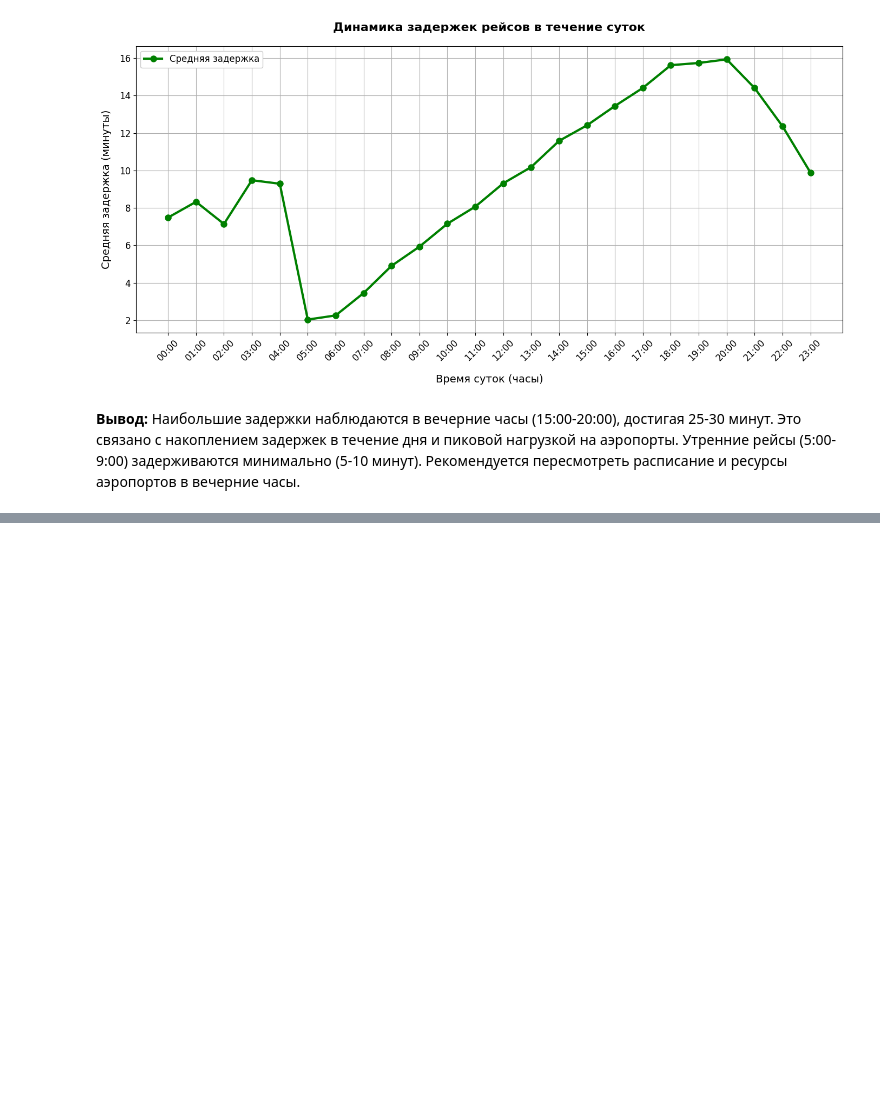
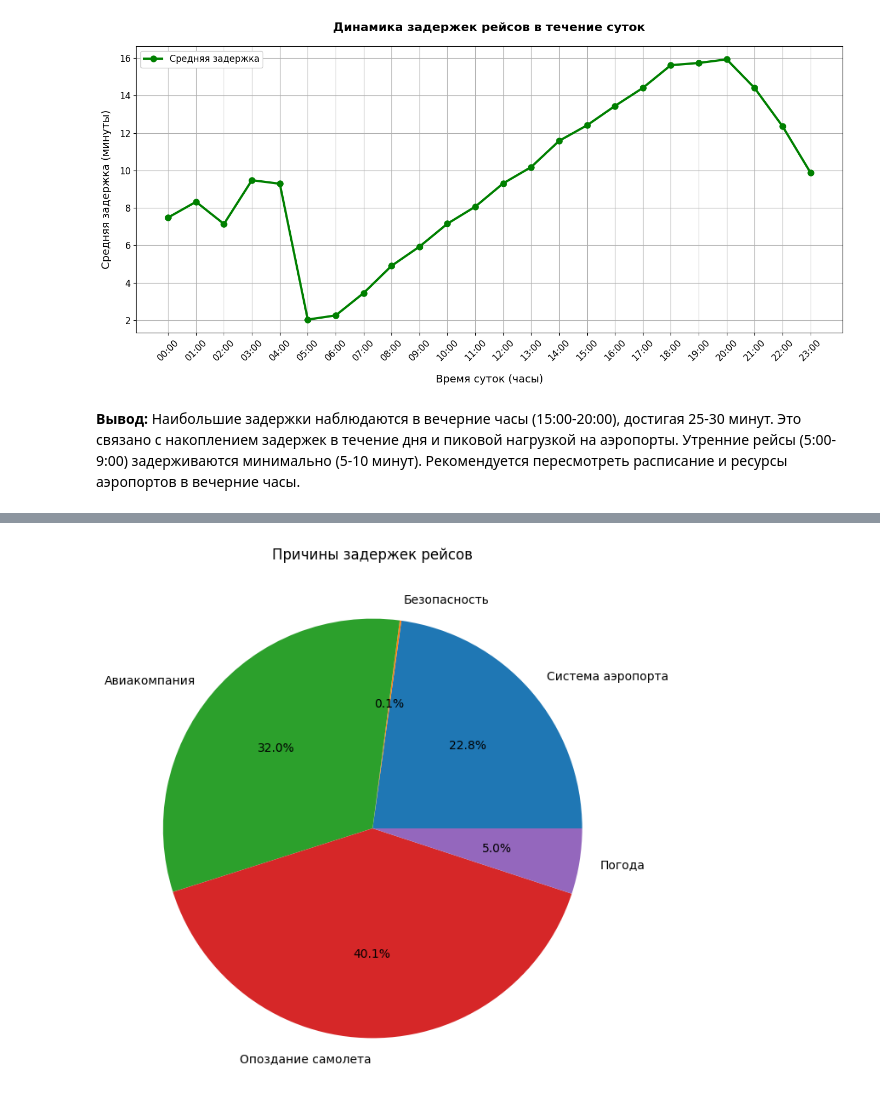
Before and after one commit to AkhtVV/Stat_Prac2025, a Jupyter notebook: AkhtHOME4.ipynb, the cells around one changed output, grey strips where cells are left out. Saved outputs shown, nothing was run; the diff lists cells and outputs as text; code cells hidden in the pictures; blank space fills up the shorter version.

```diff
--- a/AkhtHOME4.ipynb
+++ b/AkhtHOME4.ipynb
@@ -320,0 +327,9 @@ plt.show()
+# %%
+delay_types = flights[['AIR_SYSTEM_DELAY', 'SECURITY_DELAY', 'AIRLINE_DELAY', 'LATE_AIRCRAFT_DELAY','WEATHER_DELAY']].sum()
+
+plt.figure(figsize=(8, 8))
+plt.pie(delay_types, labels=['Система аэропорта', 'Безопасность', 'Авиакомпания', 'Опоздание самолета', 'Погода'],autopct='%1.1f%%')
+plt.title('Причины задержек рейсов')
+plt.show()
+# %% [output]
+[figure, added]
```
Also changed, not shown: parts of 2 cells of this notebook.
